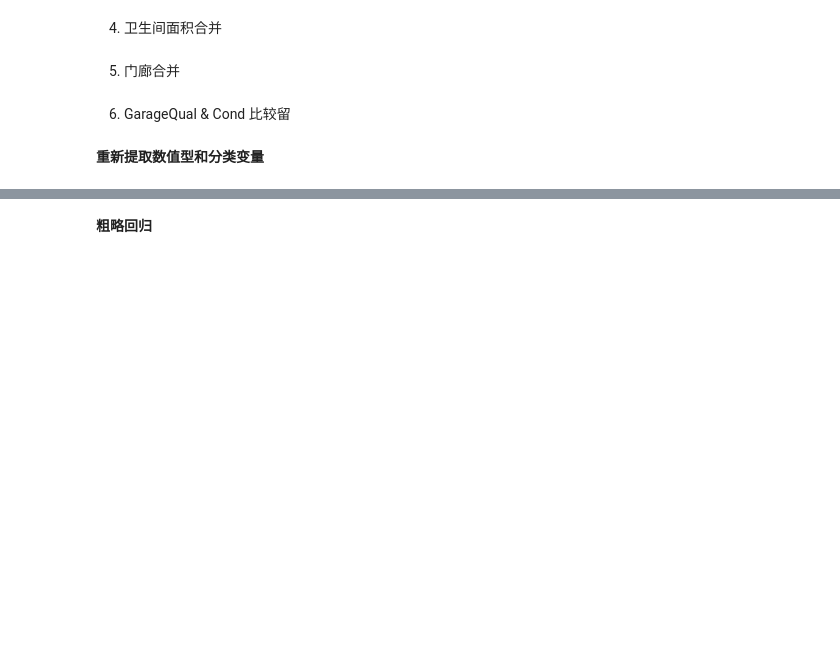
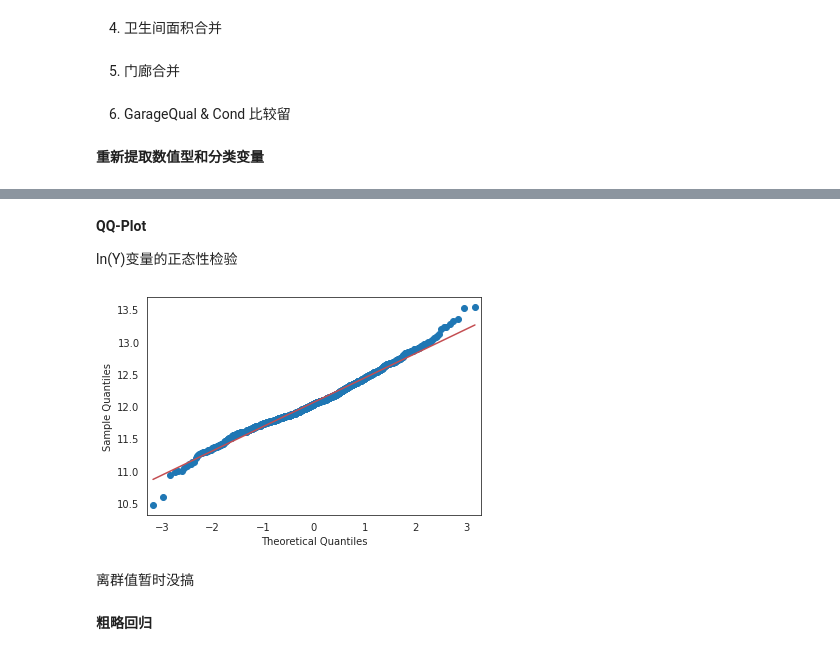
Before and after one commit to eurus-ling/housing_price, a Jupyter notebook: linear-regression-project.ipynb, the cells around one changed output, grey strips where cells are left out. Drawn from its saved outputs; the diff is of its cells as text; code cells hidden in the pictures; blank space fills up the shorter version.

```diff
--- a/linear-regression-project.ipynb
+++ b/linear-regression-project.ipynb
@@ -297,0 +483,9 @@ y_train = train_data['SalePrice']
+# %% [markdown]
+**QQ-Plot**
+
+ln(Y)变量的正态性检验
+# %%
+sm.qqplot(np.log(y_train), line = 's')
+pylab.show()
+# %% [output]
+[figure, added]
@@ -298,2 +496,4 @@ y_train = train_data['SalePrice']
+# %% [markdown]
+离群值暂时没搞
 # %% [markdown]
 **粗略回归**
```
Also changed, not shown: parts of 33 cells of this notebook.
